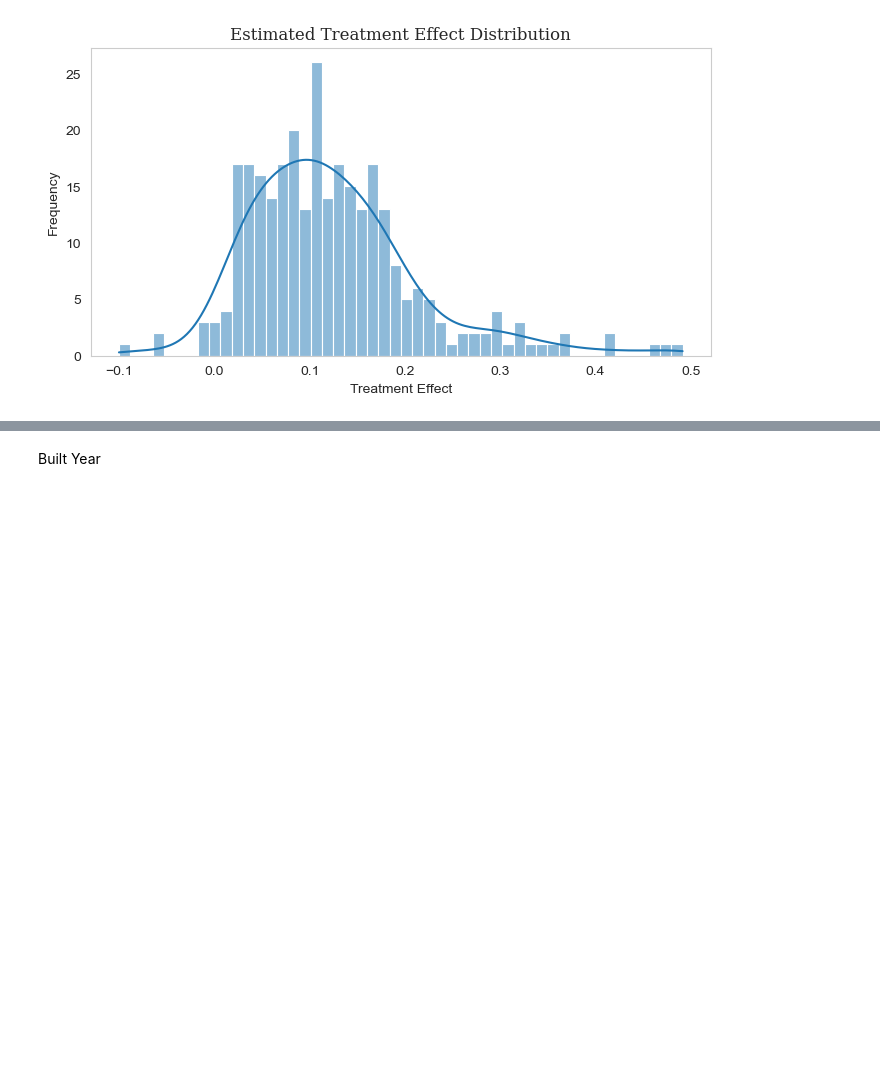
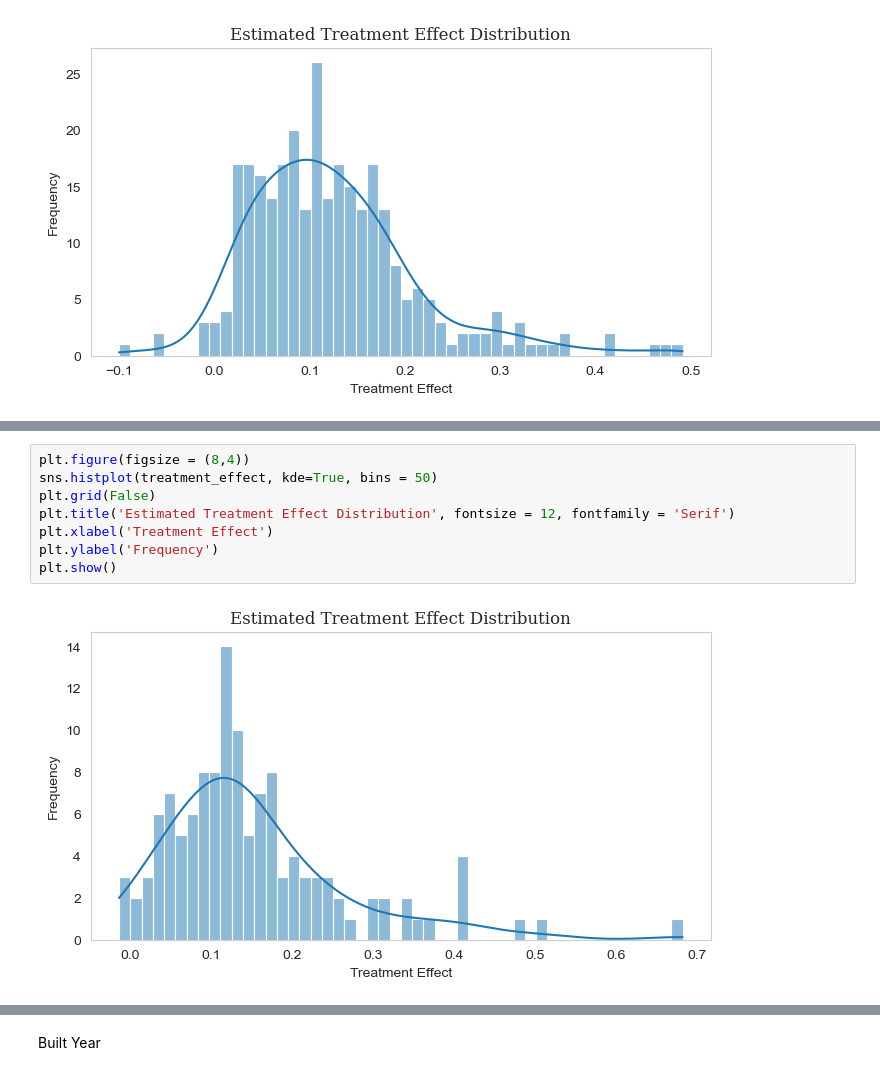
Before and after one commit to Tommylee1013/IndustrialMathematics, a Jupyter notebook: Projects/Regression.ipynb, the cells around one changed output, grey strips where cells are left out. Saved outputs shown, nothing was run; the diff lists cells and outputs as text; blank space fills up the shorter version.

```diff
--- a/Projects/Regression.ipynb
+++ b/Projects/Regression.ipynb
@@ -187,0 +192,10 @@ plt.show()
+# %%
+plt.figure(figsize = (8,4))
+sns.histplot(treatment_effect, kde=True, bins = 50)
+plt.grid(False)
+plt.title('Estimated Treatment Effect Distribution', fontsize = 12, fontfamily = 'Serif')
+plt.xlabel('Treatment Effect')
+plt.ylabel('Frequency')
+plt.show()
+# %% [output]
+[figure, added]
```
Also changed, not shown: parts of 16 cells of this notebook, 2 other files.
